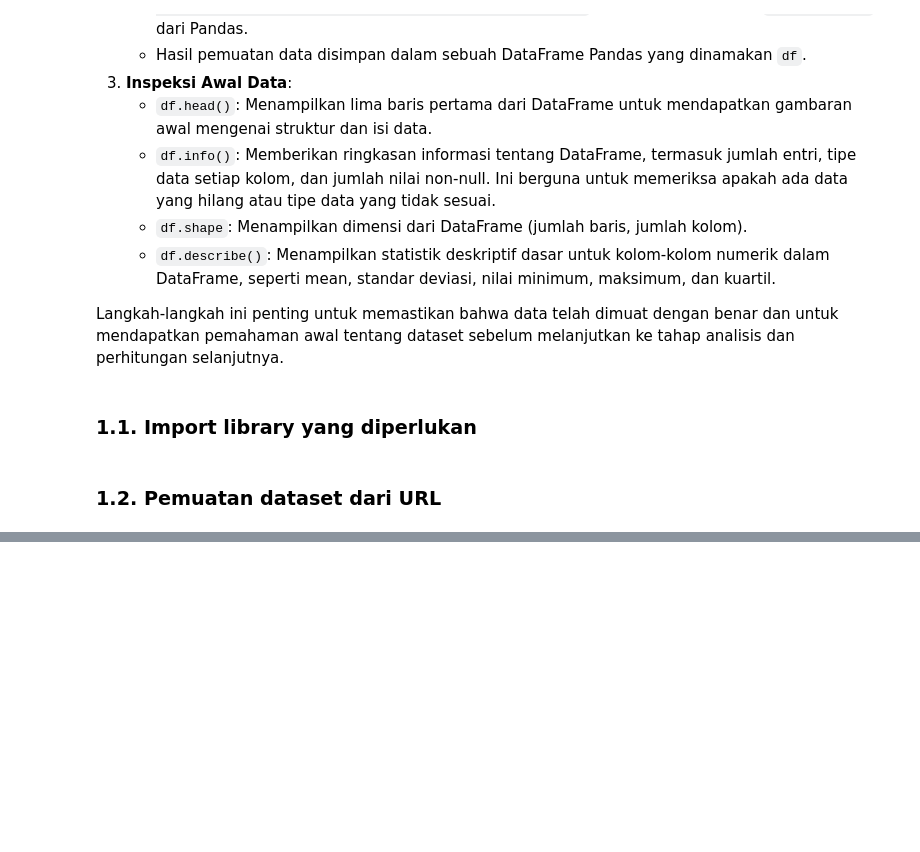
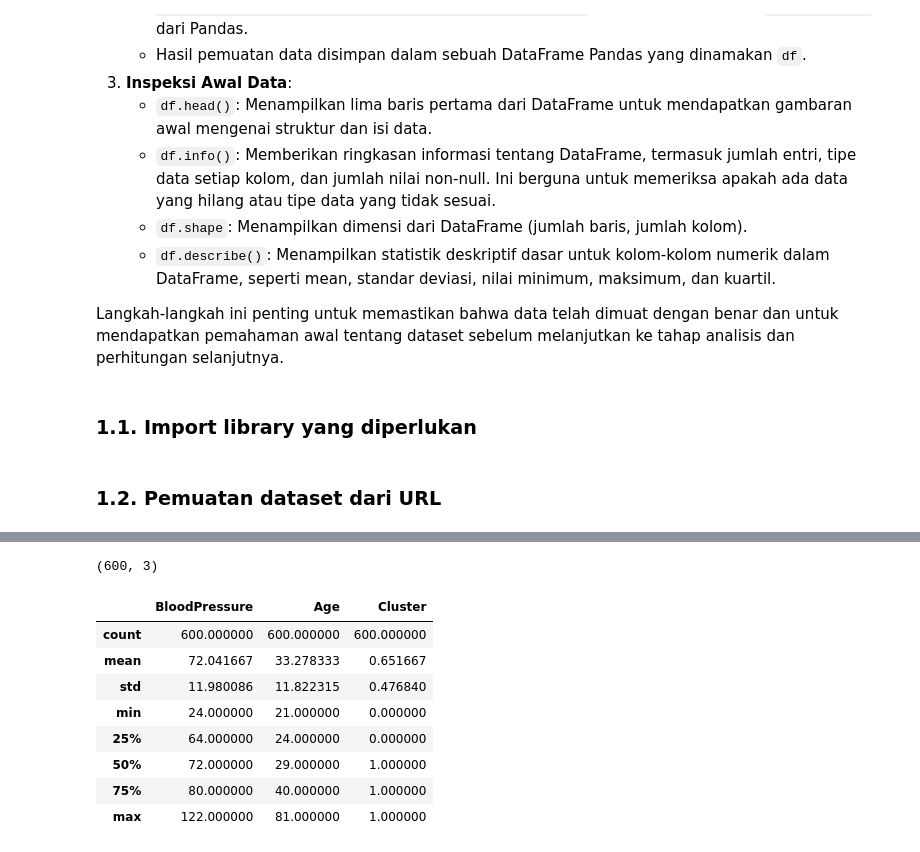
Before and after one commit to LatiefDataVisionary/multivariate-analysis-college-task, a Jupyter notebook: src/DiscriminantAnalysis_week12_manually.ipynb, the cells around one changed output, grey strips where cells are left out. Saved outputs shown, nothing was run; the diff lists cells and outputs as text; code cells hidden in the pictures; blank space fills up the shorter version.

```diff
--- a/src/DiscriminantAnalysis_week12_manually.ipynb
+++ b/src/DiscriminantAnalysis_week12_manually.ipynb
@@ -31,0 +62,16 @@ df = pd.read_csv(data_url)
+# %%
+df.shape
+# %% [output]
+(600, 3)
+# %%
+df.describe()
+# %% [output]
+|  | BloodPressure | Age | Cluster |
+| count | 600.000000 | 600.000000 | 600.000000 |
+| mean | 72.041667 | 33.278333 | 0.651667 |
+| std | 11.980086 | 11.822315 | 0.476840 |
+| min | 24.000000 | 21.000000 | 0.000000 |
+| 25% | 64.000000 | 24.000000 | 0.000000 |
+| 50% | 72.000000 | 29.000000 | 1.000000 |
+| 75% | 80.000000 | 40.000000 | 1.000000 |
+| max | 122.000000 | 81.000000 | 1.000000 |
```
Also changed, not shown: parts of 7 cells of this notebook.
